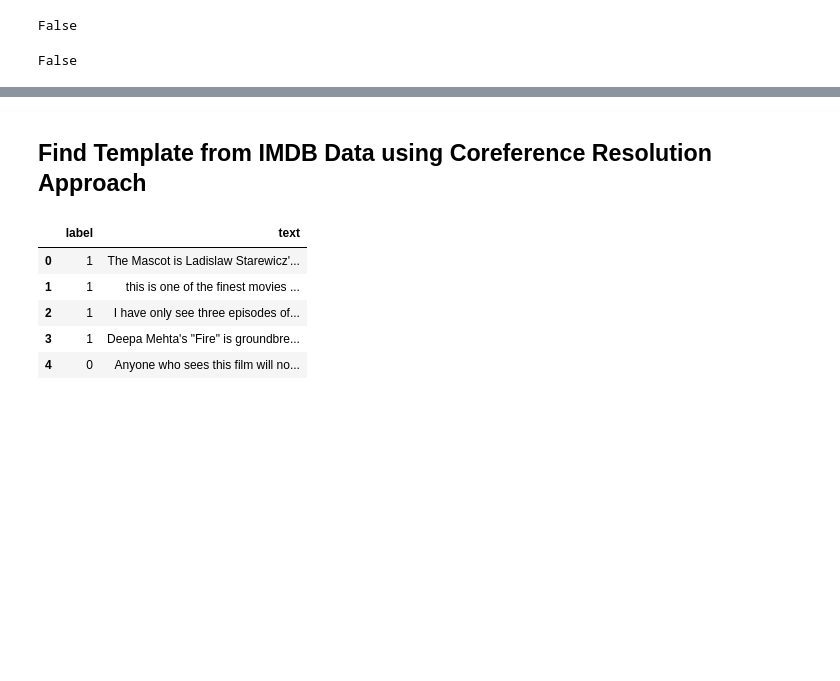
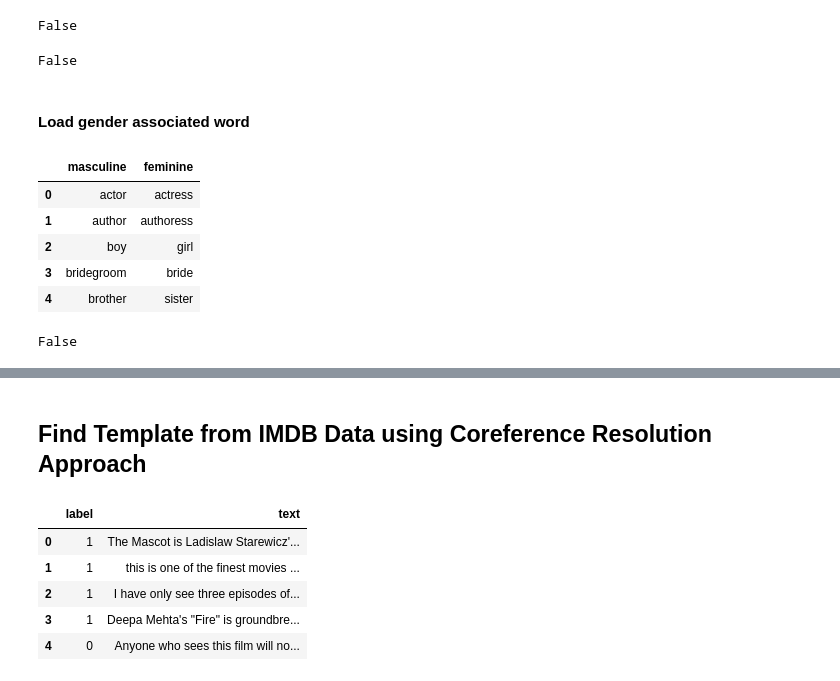
Before and after one commit to soarsmu/BiasFinder, a Jupyter notebook: codes/mutant-generation.ipynb, the cells around one changed output, grey strips where cells are left out. Cells and saved outputs as stored; diff of their text form; code cells hidden in the pictures; blank space fills up the shorter version.

```diff
--- a/codes/mutant-generation.ipynb
+++ b/codes/mutant-generation.ipynb
@@ -440,6 +457,23 @@ False
 r.is_having_female_subject()
 # %% [output]
 False
+# %% [markdown]
+#### Load gender associated word
+# %%
+# gender associated word
+gaw = pd.read_csv("../data/gender_associated_word/masculine-feminine-cleaned.txt")
+gaw.head()
+# %% [output]
+|  | masculine | feminine |
+| 0 | actor | actress |
+| 1 | author | authoress |
+| 2 | boy | girl |
+| 3 | bridegroom | bride |
+| 4 | brother | sister |
+# %%
+"guy" in gaw["masculine"]
+# %% [output]
+False
 # %%
 # names from EEC paper
 # mnames = ["Alonzo", "Adam", "Alphonse", "Alan", "Darnell", "Andrew", "Jamel", "Frank", "Jerome", "Harry", "Lamar", "Jack", "Leroy", "Josh", "Malik", "Justin", "Terrence", "Roger", "Torrance", "Ryan"]
```
Also changed, not shown: parts of 25 cells of this notebook, 1 other file.
